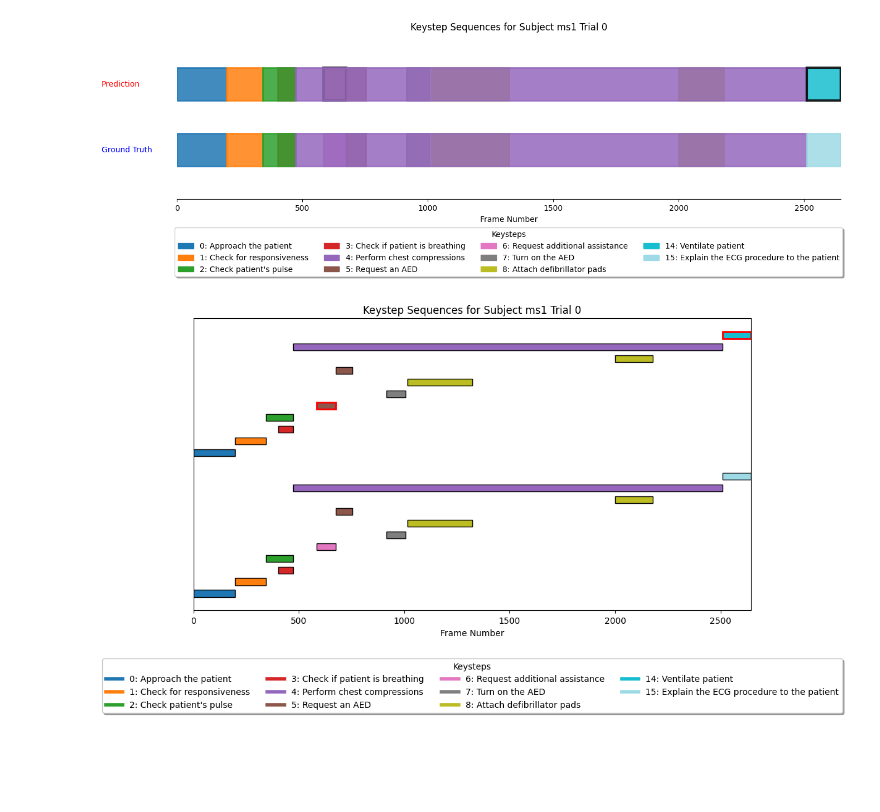
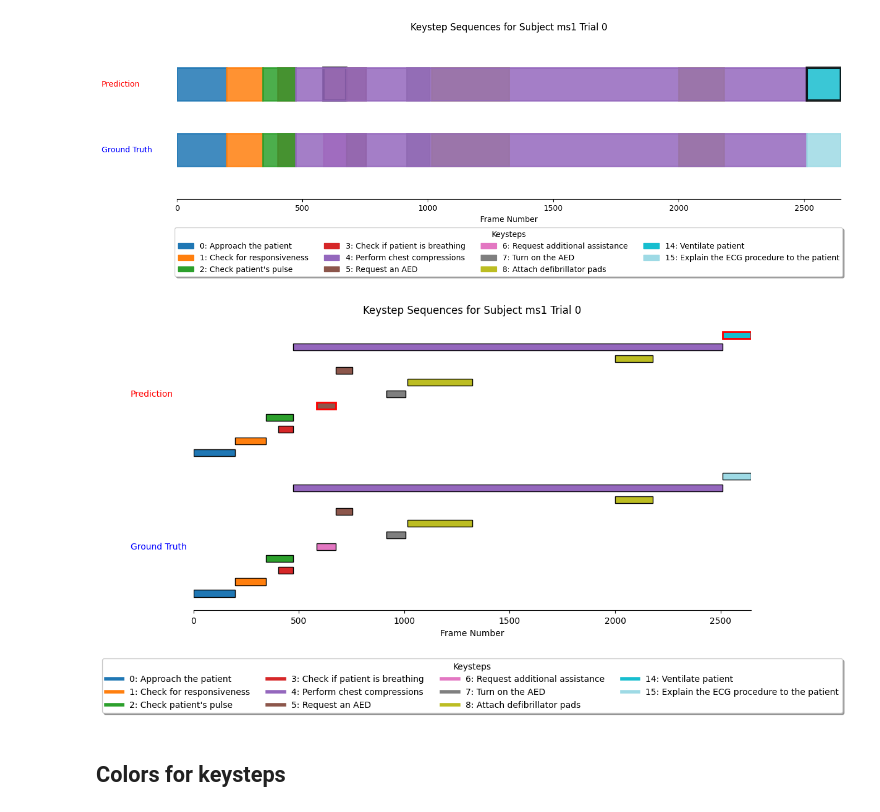
Before and after one commit to UVA-DSA/EgoEMS, a Jupyter notebook: Benchmarks/ActionRecognition/MTRSAP/detail_test_result_calculator.ipynb, the cells around one changed output. Drawn from its saved outputs; the diff is of its cells as text; code cells hidden in the pictures; blank space fills up the shorter version.

Commit message:
update detailed result calculation

```diff
--- a/Benchmarks/ActionRecognition/MTRSAP/detail_test_result_calculator.ipynb
+++ b/Benchmarks/ActionRecognition/MTRSAP/detail_test_result_calculator.ipynb
@@ -48,11 +50,10 @@ def calculate_f1_iou(ground_truth, predicted, threshold=0.5):
 
 # Grouping by subject_id and trial_id
 results = []
-iou_thresholds = [0.10, 0.25, 0.50]
+iou_thresholds = [0.0, 0.25, 0.50]
 
 
 # path to results csv
-results_csv = './results/model_id_65095562_on_20241019-181218/preds.csv'
 results_dir = results_csv.rsplit('/', 1)[0]
 
 df = pd.read_csv(results_csv)
@@ -317,6 +318,16 @@ def plot_keystep_bars(ground_truth, predicted, subject, trial, keystep_dict):
     # Create a horizontal legend at the bottom
     legend_elements = [plt.Line2D([0], [0], color=color_dict[k], lw=4, label=f"{k}: {keystep_dict[k]}") for k in all_keysteps]
     ax.legend(handles=legend_elements, loc='upper center', bbox_to_anchor=(0.5, -0.15), fancybox=True, shadow=True, ncol=4, title="Keysteps")
+
+    # Add labels for the timelines
+    ax.text(-300, y_pos_gt - 7, 'Ground Truth', va='center', fontsize=10, color='blue')
+    ax.text(-300, y_pos_pred - 6, 'Prediction', va='center', fontsize=10, color='red')
+
+    # hide top and right spines
+    ax.spines['top'].set_visible(False)
+    ax.spines['right'].set_visible(False)
+    ax.spines['left'].set_visible(False)
+
 
     # Set axis limits and labels
     ax.set_xlim([0, max(ground_truth['end_frame'].max(), predicted['end_frame'].max())])
@@ -345,31 +356,33 @@ keysteps_dict = {
     12: "Open patient's airway",
     13: "Place bag valve mask (BVM)",
     14: "Ventilate patient",
     15: "Explain the ECG procedure to the patient",
     16: "Prepare the patient for ECG",
     17: "Place the limb leads for ECG",
     18: "Place the V1 lead on the patient",
     19: "Place the V2 lead on the patient",
     20: "Place the V3 lead on the patient",
     21: "Place the V4 lead on the patient",
     22: "Place the V5 lead on the patient",
     23: "Place the V6 lead on the patient",
     24: "Ensure the patient is stable",
     25: "Turn on the ECG machine",
     26: "Verify all ECG leads are properly connected",
     27: "Obtain the ECG recording",
     28: "Examine the ECG trace for quality",
     29: "Interpret the ECG and report findings",
     30: "No action"
 }
 
 # Example usage with one subject's trial data
 for (subject, trial), group in df.groupby(['subject_id', 'trial_id']):
     ground_truth_data = group[['keystep_id', 'start_frame', 'end_frame']]
     predicted_data = group[['pred_keystep_id', 'start_frame', 'end_frame']]
 
     # Plot using the keystep IDs with horizontal bar plot and color legend
     plot_keystep_bars(ground_truth_data, predicted_data, subject, trial, keysteps_dict)
     break  # Only plot the first subject's trial for now
 # %% [output]
-[figure, old version]
+[figure, new version]
+# %% [markdown]
+## Colors for keysteps
```
Also changed, not shown: parts of 2 cells of this notebook.
